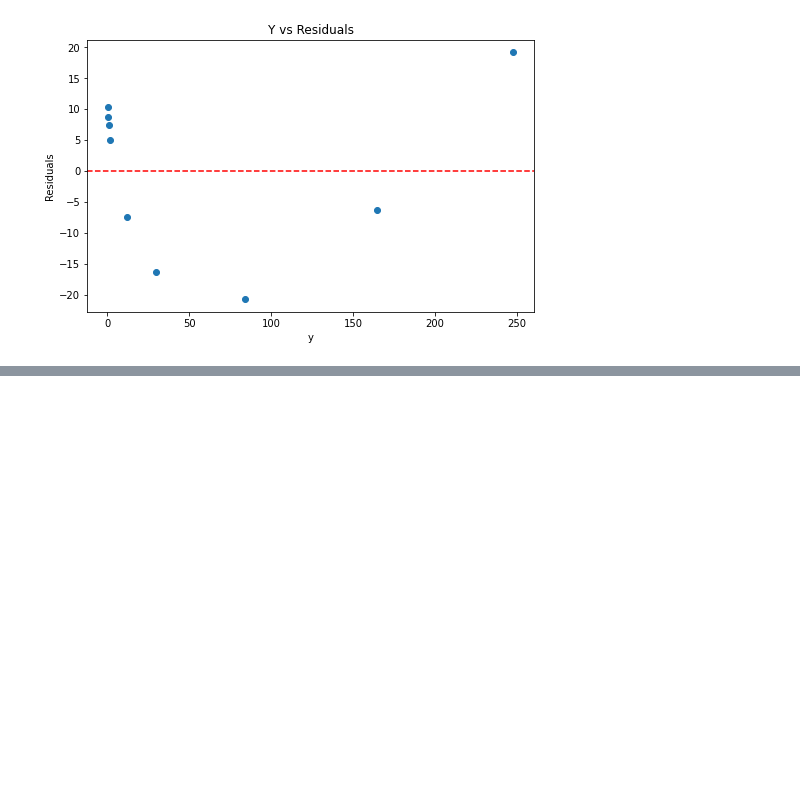
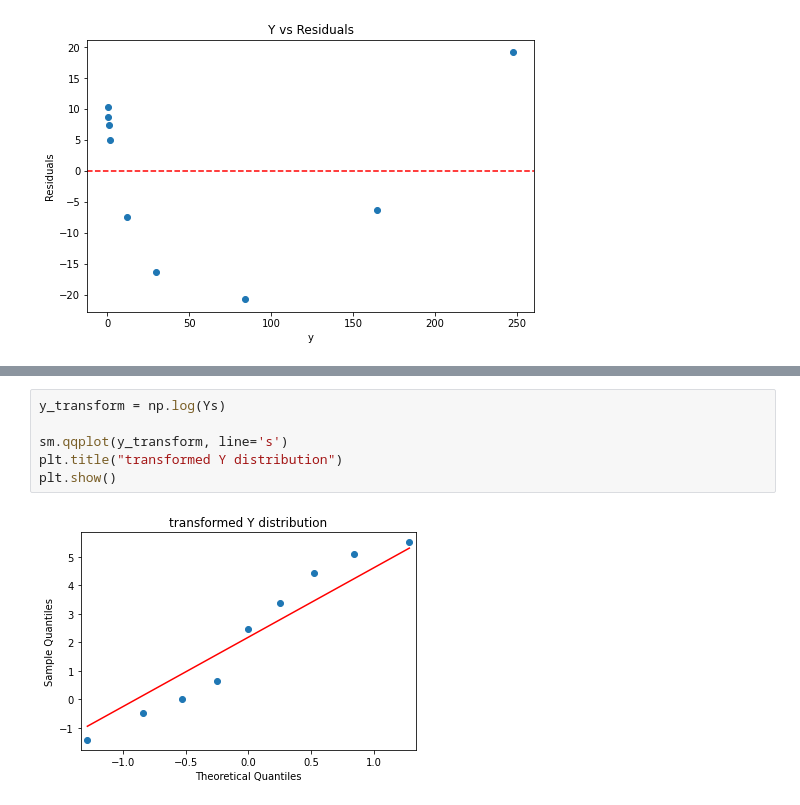
Before and after one commit to leonardtd/MIT_micromaster_4_data_analysis, a Jupyter notebook: 6_non_linear_reg.ipynb, the cells around one changed output, grey strips where cells are left out. Drawn from its saved outputs; the diff is of its cells as text; blank space fills up the shorter version.

```diff
--- a/6_non_linear_reg.ipynb
+++ b/6_non_linear_reg.ipynb
@@ -60,0 +81,8 @@ ModuleNotFoundError: No module named 'statsmodels'
+# %%
+y_transform = np.log(Ys)
+
+sm.qqplot(y_transform, line='s')
+plt.title("transformed Y distribution")
+plt.show()
+# %% [output]
+[figure, added]
```
Also changed, not shown: parts of 11 cells of this notebook.
